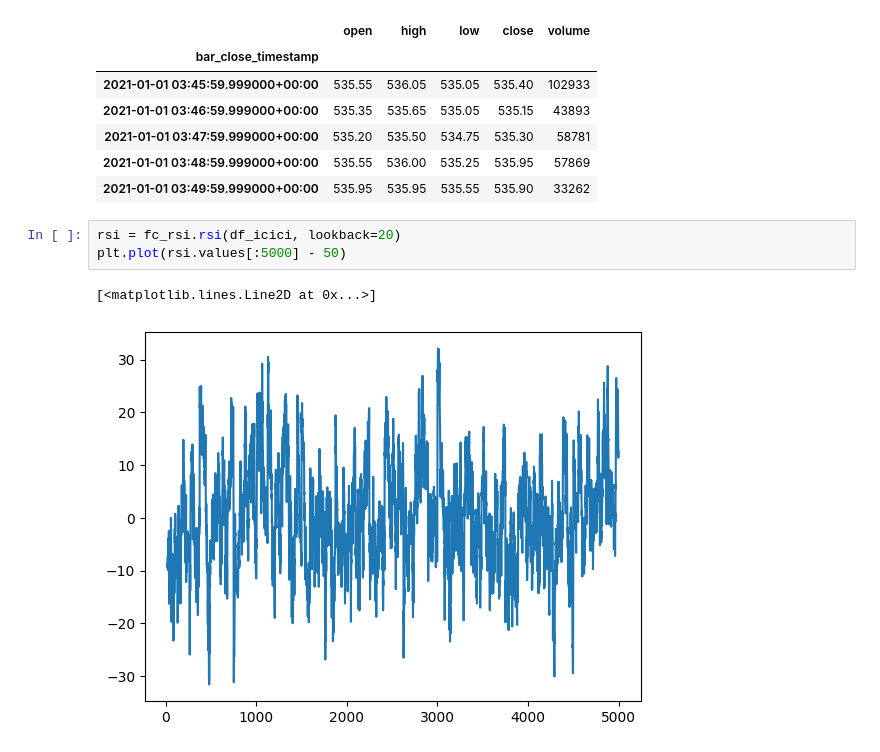
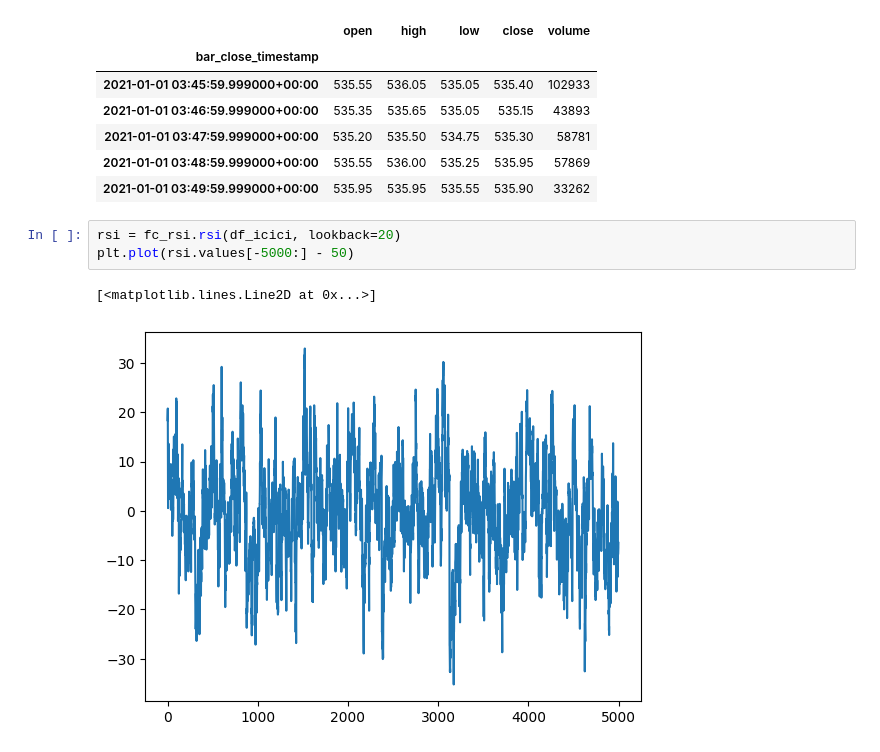
Before and after one commit to chirayu5/algotrading_v40, a Jupyter notebook: notebooks/feature_calculators.ipynb, the cells around one changed output. Drawn from its saved outputs; the diff is of its cells as text.

```diff
--- a/notebooks/feature_calculators.ipynb
+++ b/notebooks/feature_calculators.ipynb
@@ -69,9 +70,9 @@ df_icici.head()
 | 2021-01-01 03:49:59.999000+00:00 | 535.95 | 535.95 | 535.55 | 535.90 | 33262 |
 # %%
 rsi = fc_rsi.rsi(df_icici, lookback=20)
-plt.plot(rsi.values[:5000] - 50)
+plt.plot(rsi.values[-5000:] - 50)
 # %% [output]
 [<matplotlib.lines.Line2D at 0x...>]
-[figure, old version]
+[figure, new version]
 # %%
 drsi = fc_drsi.detrended_rsi(df_icici, short_length=2, long_length=20, length=252)
```
Also changed, not shown: parts of 12 cells of this notebook, 4 other files.
